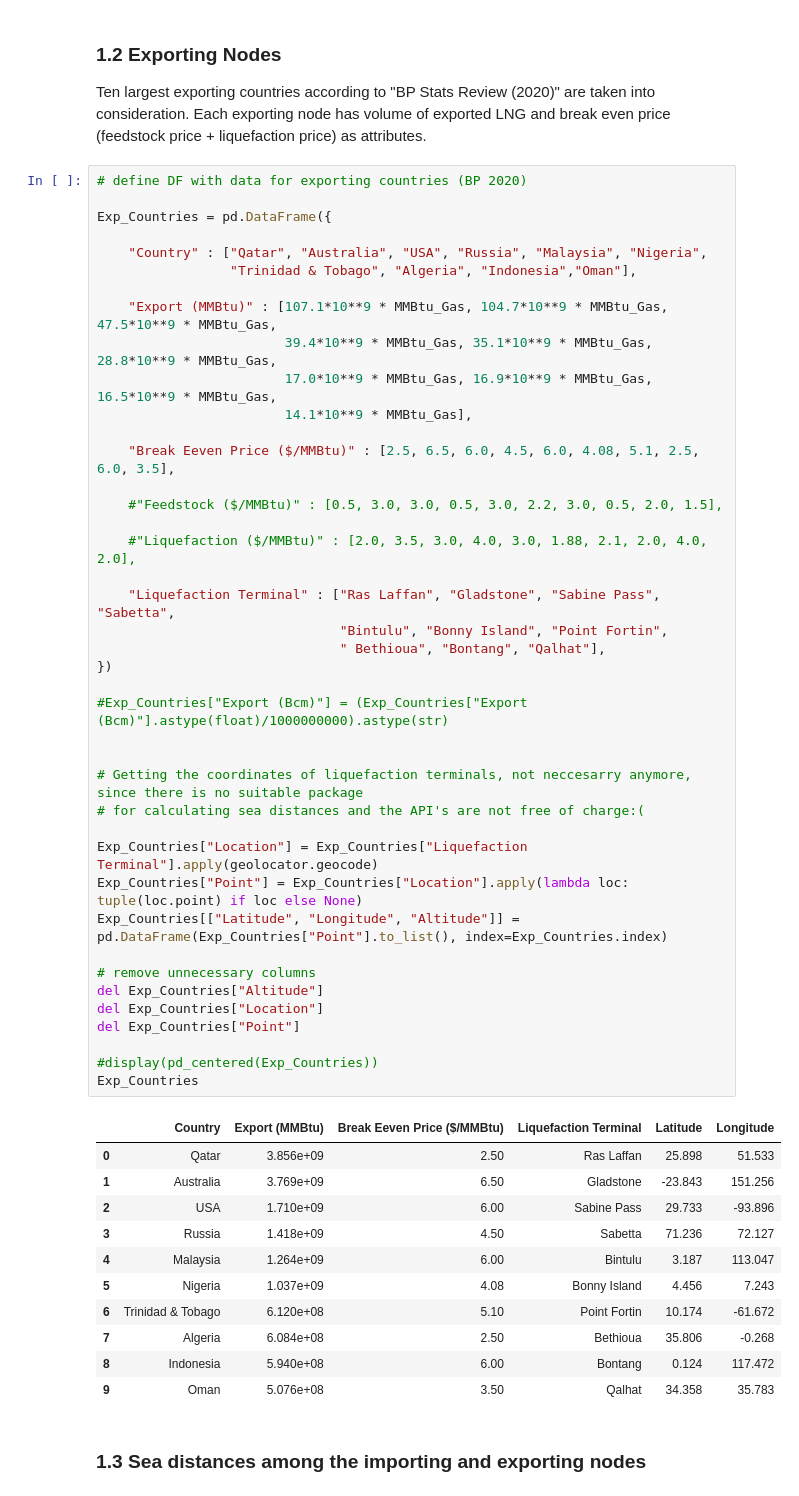
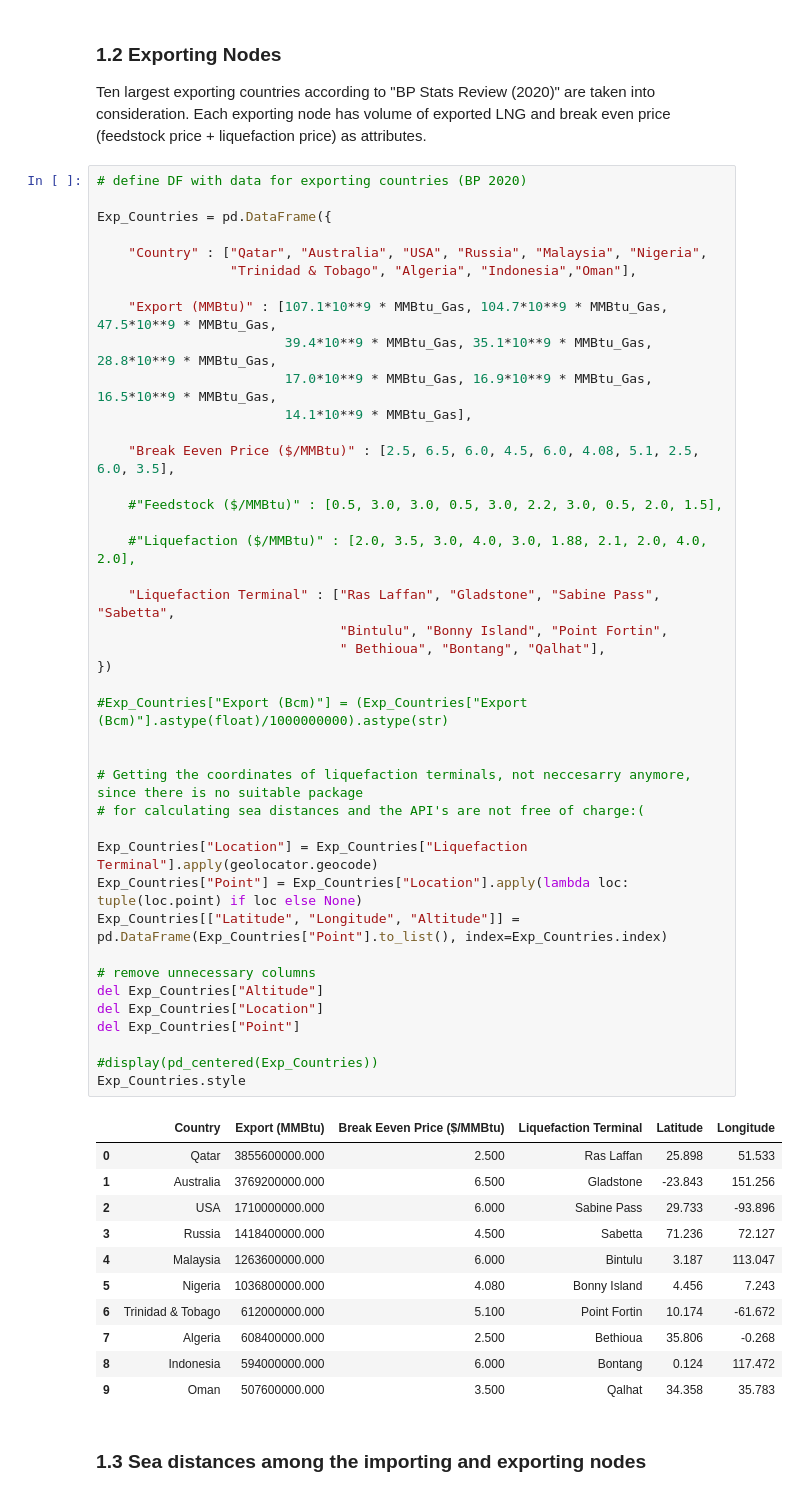
Before and after one commit to ModellingEnergyMarkets/LNG-Market, a Jupyter notebook: Simple_Model_of_LNG_Market_v_0.5.ipynb, the cells around one changed output. Drawn from its saved outputs; the diff is of its cells as text.

```diff
--- a/Simple_Model_of_LNG_Market_v_0.5.ipynb
+++ b/Simple_Model_of_LNG_Market_v_0.5.ipynb
@@ -100,44 +102,44 @@ Exp_Countries = pd.DataFrame({
 
     "Break Eeven Price ($/MMBtu)" : [2.5, 6.5, 6.0, 4.5, 6.0, 4.08, 5.1, 2.5, 6.0, 3.5],
 
     #"Feedstock ($/MMBtu)" : [0.5, 3.0, 3.0, 0.5, 3.0, 2.2, 3.0, 0.5, 2.0, 1.5],
 
     #"Liquefaction ($/MMBtu)" : [2.0, 3.5, 3.0, 4.0, 3.0, 1.88, 2.1, 2.0, 4.0, 2.0],
 
     "Liquefaction Terminal" : ["Ras Laffan", "Gladstone", "Sabine Pass", "Sabetta",
                                "Bintulu", "Bonny Island", "Point Fortin",
                                " Bethioua", "Bontang", "Qalhat"],
 })
 
 #Exp_Countries["Export (Bcm)"] = (Exp_Countries["Export (Bcm)"].astype(float)/1000000000).astype(str)
 
 
 # Getting the coordinates of liquefaction terminals, not neccesarry anymore, since there is no suitable package
 # for calculating sea distances and the API's are not free of charge:(
 
 Exp_Countries["Location"] = Exp_Countries["Liquefaction Terminal"].apply(geolocator.geocode)
 Exp_Countries["Point"] = Exp_Countries["Location"].apply(lambda loc: tuple(loc.point) if loc else None)
 Exp_Countries[["Latitude", "Longitude", "Altitude"]] = pd.DataFrame(Exp_Countries["Point"].to_list(), index=Exp_Countries.index)
 
 # remove unnecessary columns
 del Exp_Countries["Altitude"]
 del Exp_Countries["Location"]
 del Exp_Countries["Point"]
 
 #display(pd_centered(Exp_Countries))
-Exp_Countries
+Exp_Countries.style
 # %% [output]
 |  | Country | Export (MMBtu) | Break Eeven Price ($/MMBtu) | Liquefaction Terminal | Latitude | Longitude |
-| 0 | Qatar | 3.856e+09 | 2.50 | Ras Laffan | 25.898 | 51.533 |
-| 1 | Australia | 3.769e+09 | 6.50 | Gladstone | -23.843 | 151.256 |
-| 2 | USA | 1.710e+09 | 6.00 | Sabine Pass | 29.733 | -93.896 |
-| 3 | Russia | 1.418e+09 | 4.50 | Sabetta | 71.236 | 72.127 |
-| 4 | Malaysia | 1.264e+09 | 6.00 | Bintulu | 3.187 | 113.047 |
-| 5 | Nigeria | 1.037e+09 | 4.08 | Bonny Island | 4.456 | 7.243 |
-| 6 | Trinidad & Tobago | 6.120e+08 | 5.10 | Point Fortin | 10.174 | -61.672 |
-| 7 | Algeria | 6.084e+08 | 2.50 | Bethioua | 35.806 | -0.268 |
-| 8 | Indonesia | 5.940e+08 | 6.00 | Bontang | 0.124 | 117.472 |
-| 9 | Oman | 5.076e+08 | 3.50 | Qalhat | 34.358 | 35.783 |
+| 0 | Qatar | 3855600000.000 | 2.500 | Ras Laffan | 25.898 | 51.533 |
+| 1 | Australia | 3769200000.000 | 6.500 | Gladstone | -23.843 | 151.256 |
+| 2 | USA | 1710000000.000 | 6.000 | Sabine Pass | 29.733 | -93.896 |
+| 3 | Russia | 1418400000.000 | 4.500 | Sabetta | 71.236 | 72.127 |
+| 4 | Malaysia | 1263600000.000 | 6.000 | Bintulu | 3.187 | 113.047 |
+| 5 | Nigeria | 1036800000.000 | 4.080 | Bonny Island | 4.456 | 7.243 |
+| 6 | Trinidad & Tobago | 612000000.000 | 5.100 | Point Fortin | 10.174 | -61.672 |
+| 7 | Algeria | 608400000.000 | 2.500 | Bethioua | 35.806 | -0.268 |
+| 8 | Indonesia | 594000000.000 | 6.000 | Bontang | 0.124 | 117.472 |
+| 9 | Oman | 507600000.000 | 3.500 | Qalhat | 34.358 | 35.783 |
 # %% [markdown]
 ### 1.3 Sea distances among the importing and exporting nodes
 # %%
```
Also changed, not shown: parts of 13 cells of this notebook.
